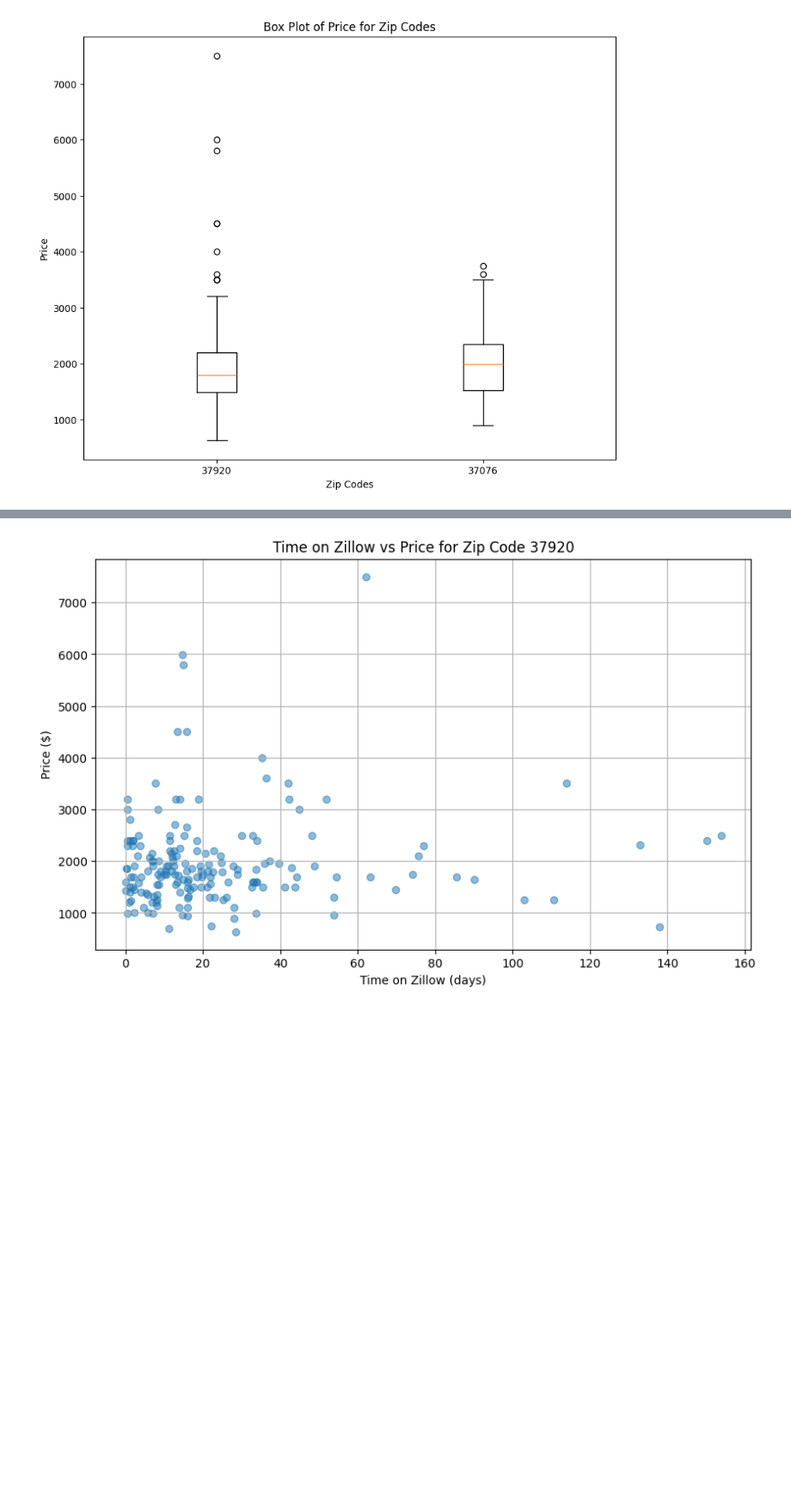
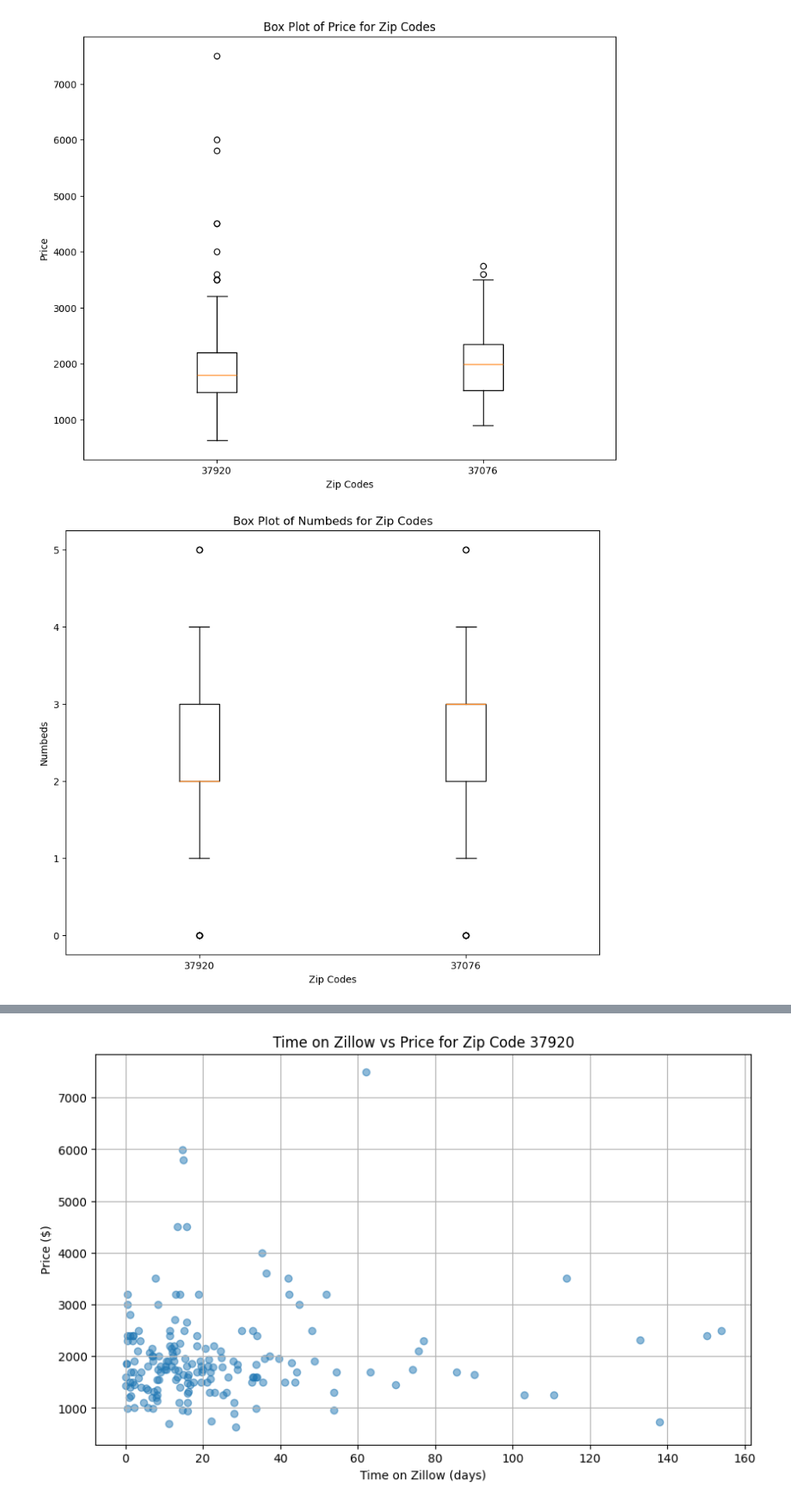
Before and after one commit to fdac23/CarPricingAnalysis, a Jupyter notebook: RentPricingAnalysis.ipynb, the cells around one changed output, grey strips where cells are left out. Shown at 86% size. Saved outputs shown, nothing was run; the diff lists cells and outputs as text; code cells hidden in the pictures; blank space fills up the shorter version.

Commit message:
Update notebook and add figures

```diff
--- a/RentPricingAnalysis.ipynb
+++ b/RentPricingAnalysis.ipynb
@@ -71,3 +75,7 @@ vis.CorrelationHeatMaps(zipCodes)
 vis.FeatureBoxPlot(zipCodes, "price")
 # %% [output]
 [figure]
+# %%
+vis.FeatureBoxPlot(zipCodes, "numBeds")
+# %% [output]
+[figure, added]
```
Also changed, not shown: parts of 6 cells of this notebook, 3 other files.
